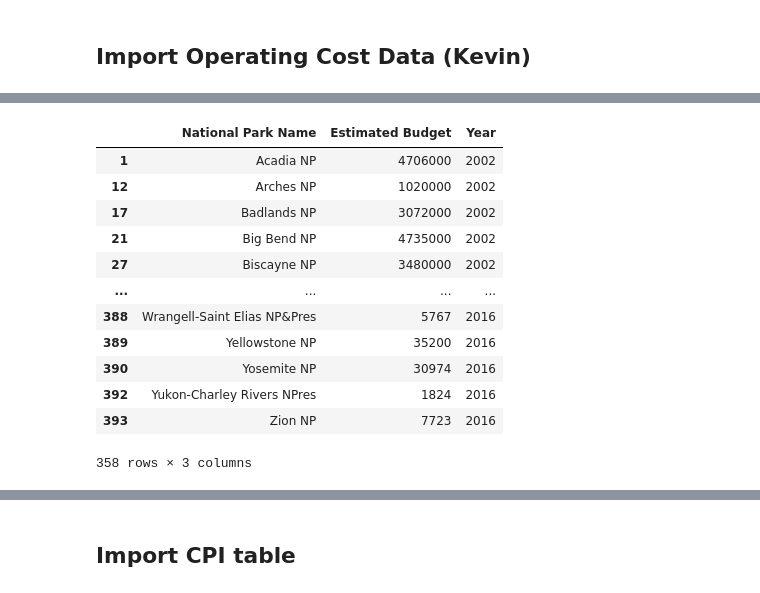
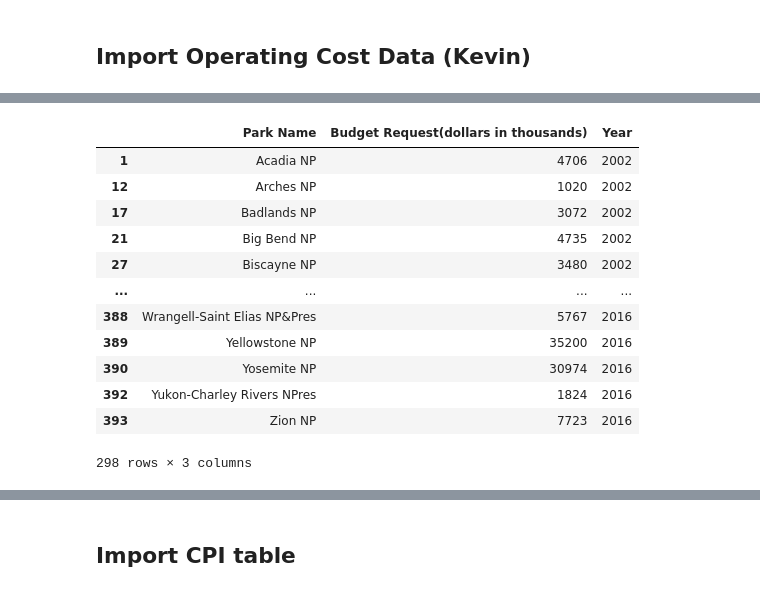
Before and after one commit to mregpala/project-national-park-performance, a Jupyter notebook: NationalParkAnalysis.ipynb, the cells around one changed output, grey strips where cells are left out. Saved outputs shown, nothing was run; the diff lists cells and outputs as text; code cells hidden in the pictures.

```diff
--- a/NationalParkAnalysis.ipynb
+++ b/NationalParkAnalysis.ipynb
@@ -220,21 +237,22 @@ Clean_Budget2020_df = Clean_Budget2020_df.rename(columns={"OPERATION OF THE NATI
-# %%
-budget_frames = [estimated_budget_2002_df,estimated_budget_2003_df,estimated_budget_2004_df,estimated_budget_2005_df,estimated_budget_2006_df,estimated_budget_2016_df]
-merged_budget_df = pd.concat(budget_frames)
-merged_budget_df
-# %% [output]
-|  | National Park Name | Estimated Budget | Year |
-| 1 | Acadia NP | 4706000 | 2002 |
-| 12 | Arches NP | 1020000 | 2002 |
-| 17 | Badlands NP | 3072000 | 2002 |
-| 21 | Big Bend NP | 4735000 | 2002 |
-| 27 | Biscayne NP | 3480000 | 2002 |
-| ... | ... | ... | ... |
-| 388 | Wrangell-Saint Elias NP&Pres | 5767 | 2016 |
-| 389 | Yellowstone NP | 35200 | 2016 |
-| 390 | Yosemite NP | 30974 | 2016 |
-| 392 | Yukon-Charley Rivers NPres | 1824 | 2016 |
-| 393 | Zion NP | 7723 | 2016 |
-358 rows × 3 columns
+# %%
+budget_frames = [final_budget_2002_df,final_budget_2003_df,final_budget_2004_df,final_budget_2005_df,final_budget_2016_df]
+merged_budget_df = pd.concat(budget_frames)
+merged_budget_df["Budget Request(dollars in thousands)"]= merged_budget_df["Budget Request(dollars in thousands)"]
+merged_budget_df
+# %% [output]
+|  | Park Name | Budget Request(dollars in thousands) | Year |
+| 1 | Acadia NP | 4706 | 2002 |
+| 12 | Arches NP | 1020 | 2002 |
+| 17 | Badlands NP | 3072 | 2002 |
+| 21 | Big Bend NP | 4735 | 2002 |
+| 27 | Biscayne NP | 3480 | 2002 |
+| ... | ... | ... | ... |
+| 388 | Wrangell-Saint Elias NP&Pres | 5767 | 2016 |
+| 389 | Yellowstone NP | 35200 | 2016 |
+| 390 | Yosemite NP | 30974 | 2016 |
+| 392 | Yukon-Charley Rivers NPres | 1824 | 2016 |
+| 393 | Zion NP | 7723 | 2016 |
+298 rows × 3 columns
 # %%
 # Merge, drop NA, then look for only NP
 
```
Also changed, not shown: parts of 21 cells of this notebook.
